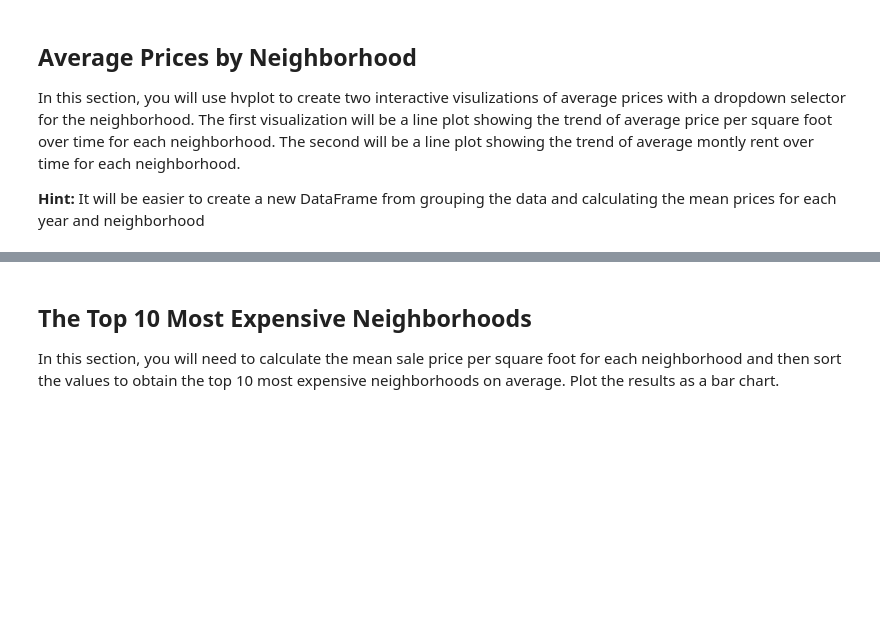
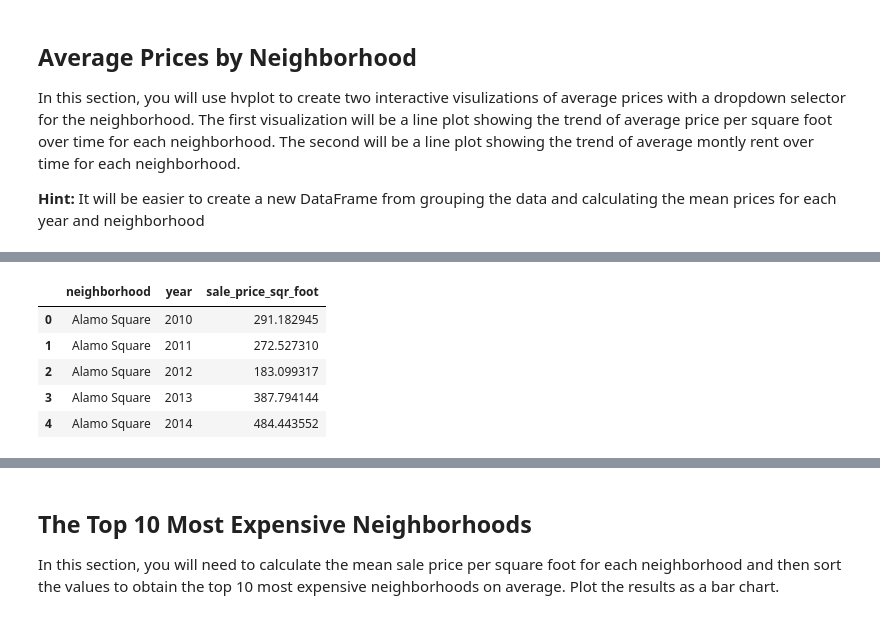
Before and after one commit to PanicAtTheDisco88/PyViz_homework6, a Jupyter notebook: Instructions/Starter_Code/rental_analysis.ipynb, the cells around one changed output, grey strips where cells are left out. Saved outputs shown, nothing was run; the diff lists cells and outputs as text; code cells hidden in the pictures; blank space fills up the shorter version.

```diff
--- a/Instructions/Starter_Code/rental_analysis.ipynb
+++ b/Instructions/Starter_Code/rental_analysis.ipynb
@@ -154,0 +123,19 @@ interact(choose_neighborhood, neighborhood=list_of_neighborhoods)
+# %%
+#avg_price_by_neighborhood=sfo_data.groupby([sfo_data.index, 'neighborhood']).mean()
+#avg_price_by_neighborhood.reset_index(inplace=True)
+#avg_price_by_neighborhood
+
+# Group by year and neighborhood and then create a new data set of the mean values; returns a Series object
+sfo_avg_psf_neighborhood = sfo_data["sale_price_sqr_foot"].groupby([sfo_data.neighborhood,sfo_data.index]).mean()
+
+# Cast sfo_avg_psf_neighborhood to a Dataframe and reset index
+sfo_avg_psf_neighborhood = sfo_avg_psf_neighborhood.to_frame()
+sfo_avg_psf_neighborhood.reset_index(inplace=True)
+sfo_avg_psf_neighborhood.head()
+# %% [output]
+|  | neighborhood | year | sale_price_sqr_foot |
+| 0 | Alamo Square | 2010 | 291.182945 |
+| 1 | Alamo Square | 2011 | 272.527310 |
+| 2 | Alamo Square | 2012 | 183.099317 |
+| 3 | Alamo Square | 2013 | 387.794144 |
+| 4 | Alamo Square | 2014 | 484.443552 |
```
Also changed, not shown: parts of 13 cells of this notebook.
